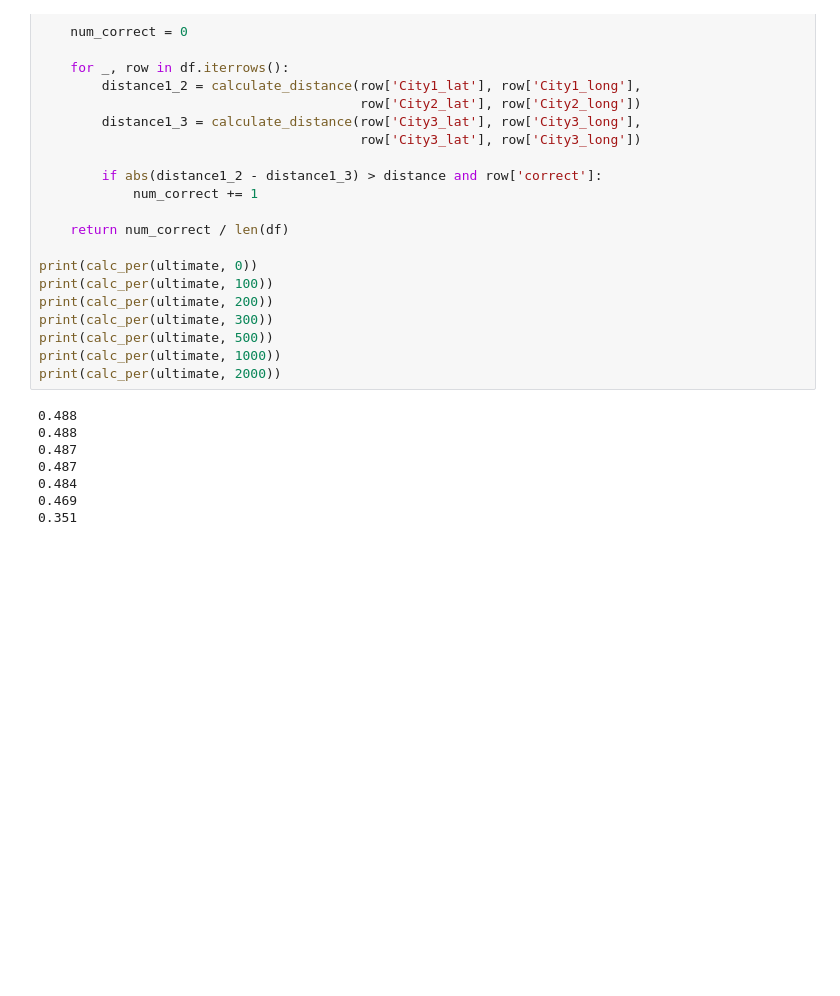
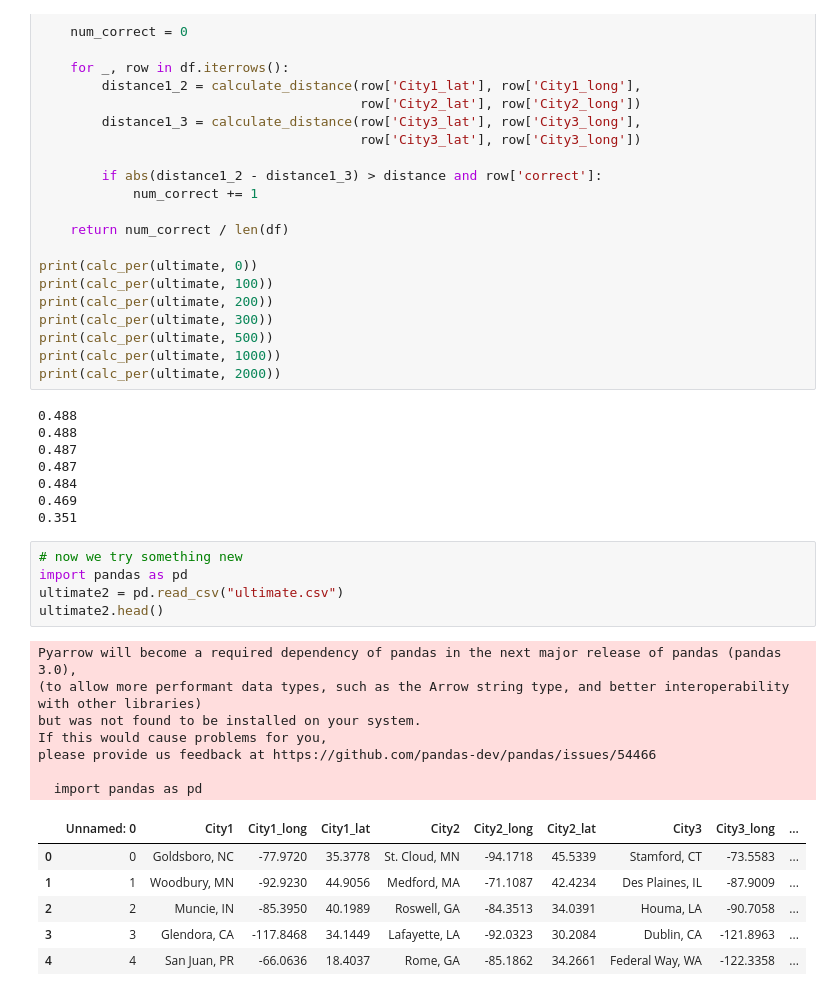
Before and after one commit to Peihao2021/LLM4GeoInfo, a Jupyter notebook: task1/task1.ipynb, the cells around one changed output. Cells and saved outputs as stored; diff of their text form; blank space fills up the shorter version.

```diff
--- a/task1/task1.ipynb
+++ b/task1/task1.ipynb
@@ -155,3 +155,22 @@ print(calc_per(ultimate, 2000))
 0.484
 0.469
 0.351
+# %%
+# now we try something new
+import pandas as pd
+ultimate2 = pd.read_csv("ultimate.csv")
+ultimate2.head()
+# %% [output]
+Pyarrow will become a required dependency of pandas in the next major release of pandas (pandas 3.0),
+(to allow more performant data types, such as the Arrow string type, and better interoperability with other libraries)
+but was not found to be installed on your system.
+If this would cause problems for you,
+please provide us feedback at https://github.com/pandas-dev/pandas/issues/54466
+
+  import pandas as pd
+|  | Unnamed: 0 | City1 | City1_long | City1_lat | City2 | City2_long | City2_lat | City3 | City3_long | ... |
+| 0 | 0 | Goldsboro, NC | -77.9720 | 35.3778 | St. Cloud, MN | -94.1718 | 45.5339 | Stamford, CT | -73.5583 | ... |
+| 1 | 1 | Woodbury, MN | -92.9230 | 44.9056 | Medford, MA | -71.1087 | 42.4234 | Des Plaines, IL | -87.9009 | ... |
+| 2 | 2 | Muncie, IN | -85.3950 | 40.1989 | Roswell, GA | -84.3513 | 34.0391 | Houma, LA | -90.7058 | ... |
+| 3 | 3 | Glendora, CA | -117.8468 | 34.1449 | Lafayette, LA | -92.0323 | 30.2084 | Dublin, CA | -121.8963 | ... |
+| 4 | 4 | San Juan, PR | -66.0636 | 18.4037 | Rome, GA | -85.1862 | 34.2661 | Federal Way, WA | -122.3358 | ... |
```
Also changed, not shown: parts of 3 cells of this notebook, 2 other files.
